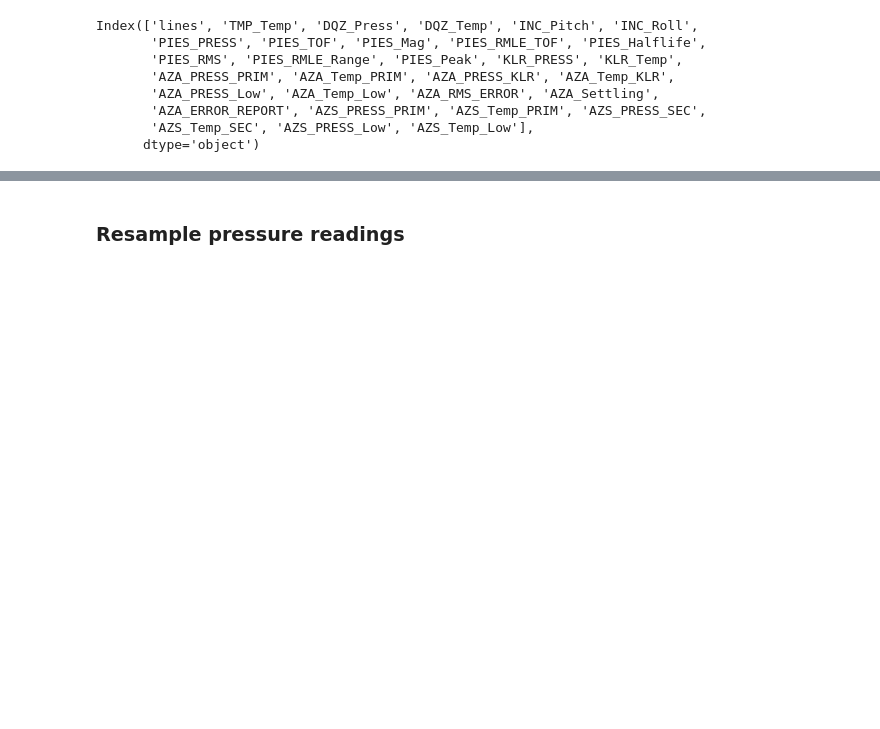
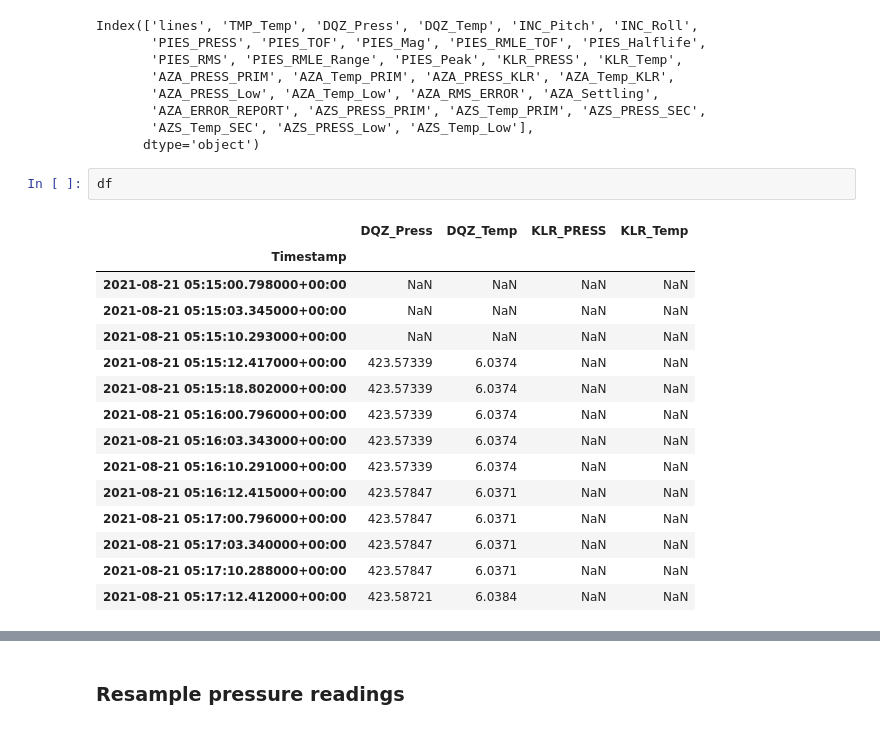
Before and after one commit to aschlesin/ONC_Pressure_Data_Access, a Jupyter notebook: BarkleyCanyon_Cabled/SonardyneFetch.ipynb, the cells around one changed output, grey strips where cells are left out. Saved outputs shown, nothing was run; the diff lists cells and outputs as text; blank space fills up the shorter version.

```diff
--- a/BarkleyCanyon_Cabled/SonardyneFetch.ipynb
+++ b/BarkleyCanyon_Cabled/SonardyneFetch.ipynb
@@ -57,3 +53,21 @@ Index(['lines', 'TMP_Temp', 'DQZ_Press', 'DQZ_Temp', 'INC_Pitch', 'INC_Roll',
        'AZA_ERROR_REPORT', 'AZS_PRESS_PRIM', 'AZS_Temp_PRIM', 'AZS_PRESS_SEC',
        'AZS_Temp_SEC', 'AZS_PRESS_Low', 'AZS_Temp_Low'],
       dtype='object')
+# %%
+df
+# %% [output]
+|  | DQZ_Press | DQZ_Temp | KLR_PRESS | KLR_Temp |
+| Timestamp |  |  |  |  |
+| 2021-08-21 05:15:00.798000+00:00 | NaN | NaN | NaN | NaN |
+| 2021-08-21 05:15:03.345000+00:00 | NaN | NaN | NaN | NaN |
+| 2021-08-21 05:15:10.293000+00:00 | NaN | NaN | NaN | NaN |
+| 2021-08-21 05:15:12.417000+00:00 | 423.57339 | 6.0374 | NaN | NaN |
+| 2021-08-21 05:15:18.802000+00:00 | 423.57339 | 6.0374 | NaN | NaN |
+| 2021-08-21 05:16:00.796000+00:00 | 423.57339 | 6.0374 | NaN | NaN |
+| 2021-08-21 05:16:03.343000+00:00 | 423.57339 | 6.0374 | NaN | NaN |
+| 2021-08-21 05:16:10.291000+00:00 | 423.57339 | 6.0374 | NaN | NaN |
+| 2021-08-21 05:16:12.415000+00:00 | 423.57847 | 6.0371 | NaN | NaN |
+| 2021-08-21 05:17:00.796000+00:00 | 423.57847 | 6.0371 | NaN | NaN |
+| 2021-08-21 05:17:03.340000+00:00 | 423.57847 | 6.0371 | NaN | NaN |
+| 2021-08-21 05:17:10.288000+00:00 | 423.57847 | 6.0371 | NaN | NaN |
+| 2021-08-21 05:17:12.412000+00:00 | 423.58721 | 6.0384 | NaN | NaN |
```
Also changed, not shown: parts of 5 cells of this notebook, 2 other files.
